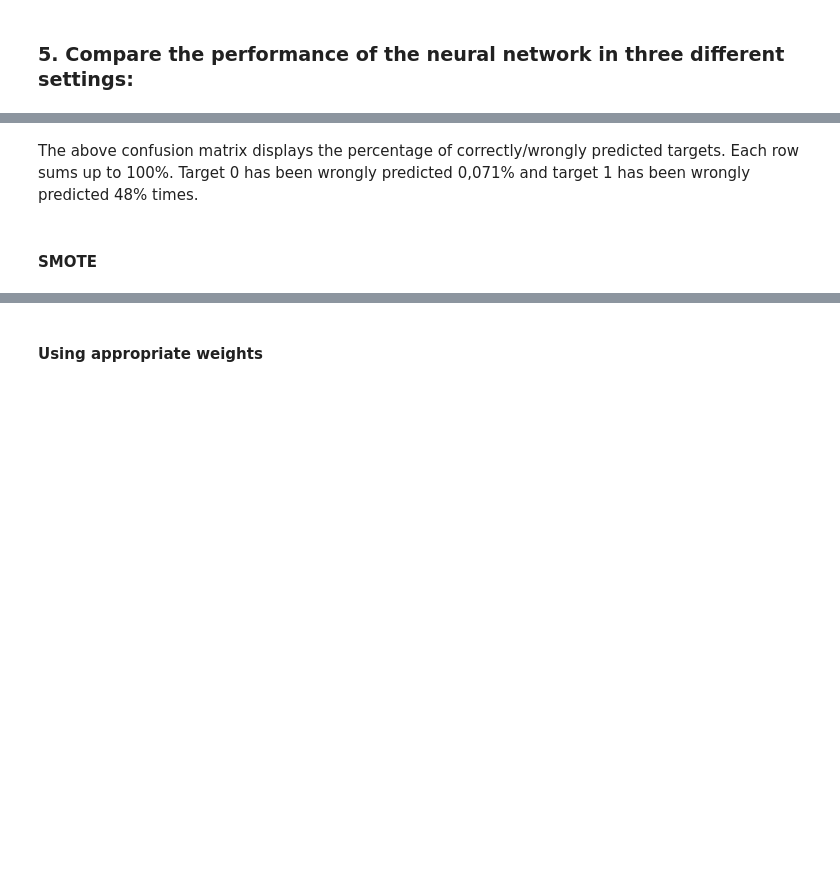
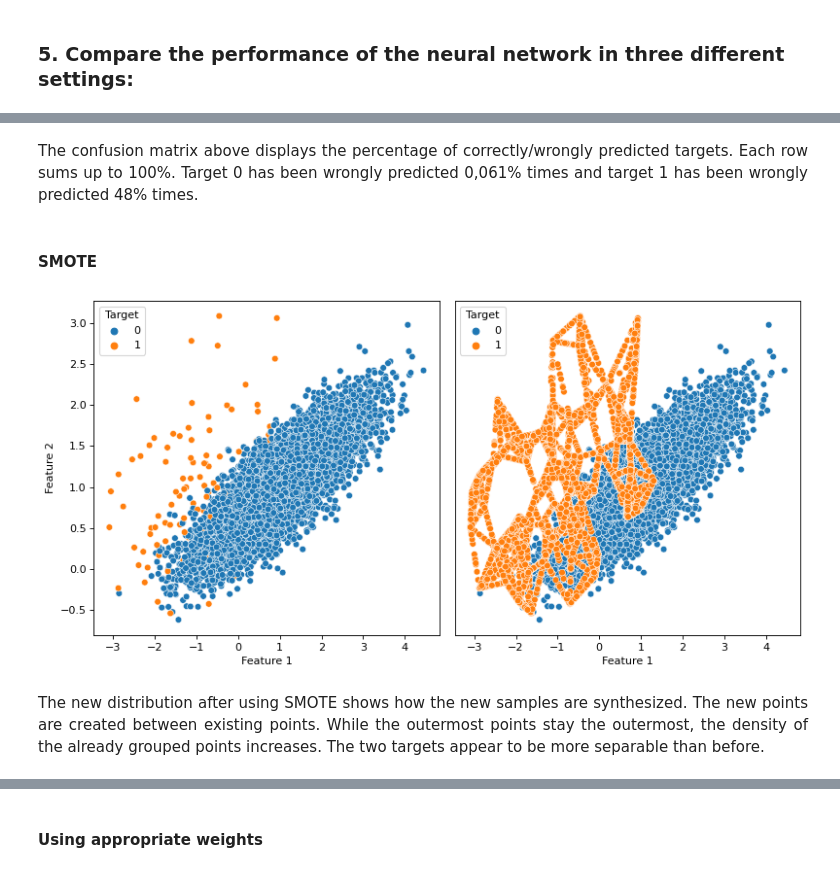
Before and after one commit to JaNoNi/MADS-DL-Exam1, a Jupyter notebook: src/Exam1.ipynb, the cells around one changed output, grey strips where cells are left out. Saved outputs shown, nothing was run; the diff lists cells and outputs as text; code cells hidden in the pictures; blank space fills up the shorter version.

```diff
--- a/src/Exam1.ipynb
+++ b/src/Exam1.ipynb
@@ -292,15 +373,29 @@ plt.show()
 # %% [markdown]
-The above confusion matrix displays the percentage of correctly/wrongly predicted targets. Each row sums up to 100%. Target 0 has been wrongly predicted 0,071% and target 1 has been wrongly predicted 48% times.
+<div style="text-align: justify">
+The confusion matrix above displays the percentage of correctly/wrongly predicted targets. Each row sums up to 100%. Target 0 has been wrongly predicted 0,061% times and target 1 has been wrongly predicted 48% times.
+</div>
 # %% [markdown]
 #### SMOTE
 # %%
-over_sm = SMOTE(sampling_strategy="not majority", random_state=42, n_jobs=-2)
+over_sm = SMOTE(sampling_strategy="not majority", random_state=1, n_jobs=-2)
 data_res, labels_res = over_sm.fit_resample(data, labels)
 df_res = data_res.assign(target=labels_res.values)
 
-dis3 = sns.jointplot(data=df_res, x="feature_1", y="feature_2", hue="target", kind="scatter")
-dis3.set_axis_labels("Feature 1", "Feature 2", fontsize=12)
-plt.show(dis3)
+fig, axes = plt.subplots(1, 2, figsize=(10, 5), dpi=80)
+for idx, df_sub in enumerate([df, df_res]):
+    scat = sns.scatterplot(data=df_sub, x="feature_1", y="feature_2", hue="target", ax=axes[idx])
+    scat.legend(title="Target")
+    axes[idx].get_yaxis().set_visible(False) if idx else None
+    axes[idx].set_xlabel("Feature 1")
+    axes[idx].set_ylabel("Feature 2")
+fig.tight_layout()
+plt.show()
+# %% [output]
+[figure, added]
+# %% [markdown]
+<div style="text-align: justify">
+    The new distribution after using SMOTE shows how the new samples are synthesized. The new points are created between existing points. While the outermost points stay the outermost, the density of the already grouped points increases. The two targets appear to be more separable than before.
+</div>
 # %%
 smote_results = dict()
 
```
Also changed, not shown: parts of 56 cells of this notebook, 4 other files.
